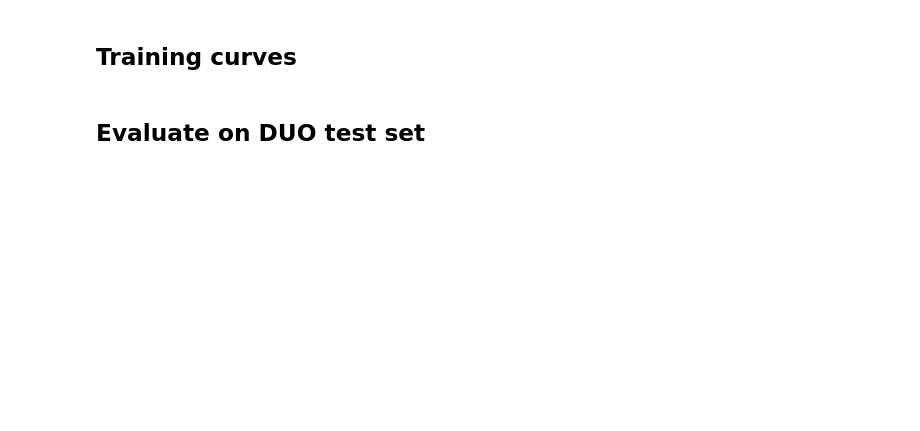
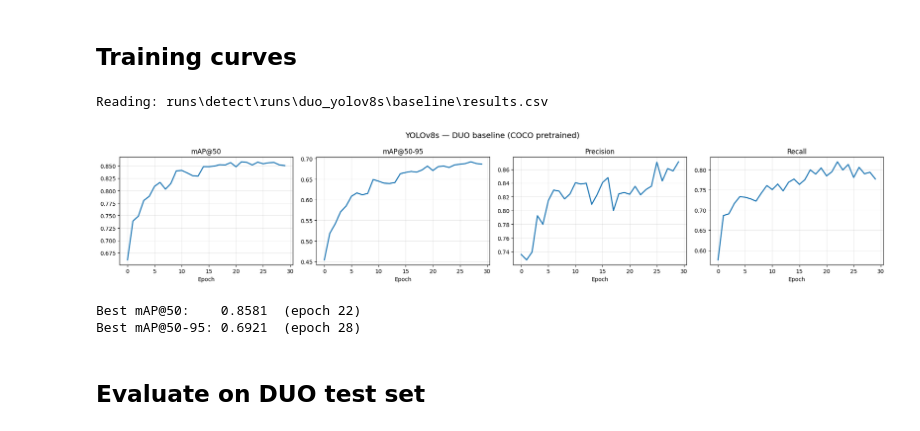
Before and after one commit to slermo/yolo_marine, a Jupyter notebook: notebooks/train_duo_baseline.ipynb, the cells around one changed output. Drawn from its saved outputs; the diff is of its cells as text; code cells hidden in the pictures; blank space fills up the shorter version.

```diff
--- a/notebooks/train_duo_baseline.ipynb
+++ b/notebooks/train_duo_baseline.ipynb
@@ -55,36 +94,41 @@ import pandas as pd
 import matplotlib.pyplot as plt
 
 candidates = sorted(
-    Path("runs/duo_yolov8s").glob("baseline*/results.csv"),
+    Path("runs/detect/runs/duo_yolov8s").glob("baseline*/results.csv"),
     key=lambda p: p.stat().st_mtime,
 )
 if not candidates:
     raise FileNotFoundError("results.csv не найден — возможно, обучение упало.")
 RESULTS_CSV = candidates[-1]
 print(f"Reading: {RESULTS_CSV}")
 
 df = pd.read_csv(RESULTS_CSV, skipinitialspace=True)
 
 metrics = {
     "mAP@50":    "metrics/mAP50(B)",
     "mAP@50-95": "metrics/mAP50-95(B)",
     "Precision": "metrics/precision(B)",
     "Recall":    "metrics/recall(B)",
 }
 
 fig, axes = plt.subplots(1, 4, figsize=(20, 4))
 for ax, (title, col) in zip(axes, metrics.items()):
     ax.plot(df[col], linewidth=2)
     ax.set_title(title)
     ax.set_xlabel("Epoch")
     ax.grid(True, alpha=0.3)
 
 plt.suptitle("YOLOv8s — DUO baseline (COCO pretrained)", fontsize=14)
 plt.tight_layout()
 plt.show()
 
 print(f"\nBest mAP@50:    {df[metrics['mAP@50']].max():.4f}  (epoch {df[metrics['mAP@50']].argmax() + 1})")
 print(f"Best mAP@50-95: {df[metrics['mAP@50-95']].max():.4f}  (epoch {df[metrics['mAP@50-95']].argmax() + 1})")
+# %% [output]
+Reading: runs\detect\runs\duo_yolov8s\baseline\results.csv
+[figure, added]
+Best mAP@50:    0.8581  (epoch 22)
+Best mAP@50-95: 0.6921  (epoch 28)
 # %% [markdown]
 ## Evaluate on DUO test set
 # %%
```
Also changed, not shown: parts of 3 cells of this notebook, 2 other files.
